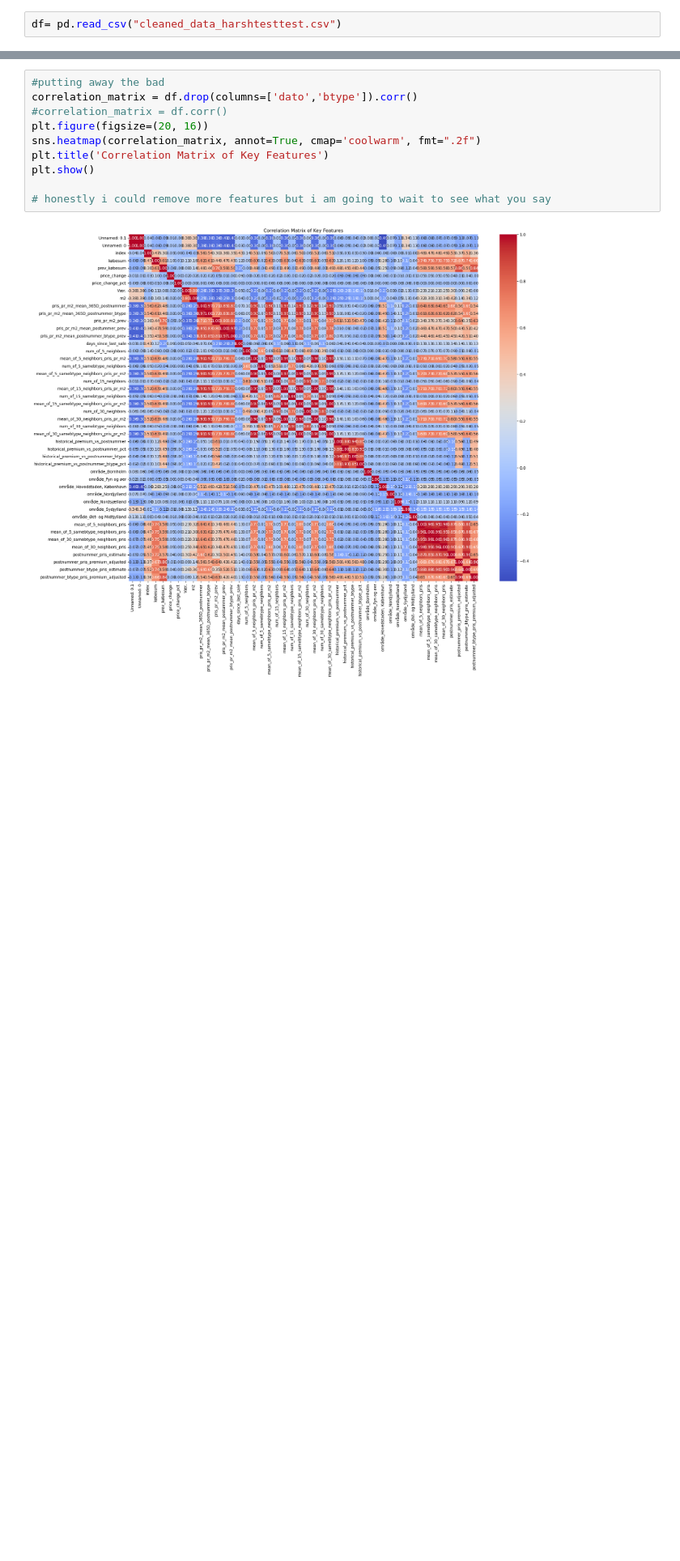
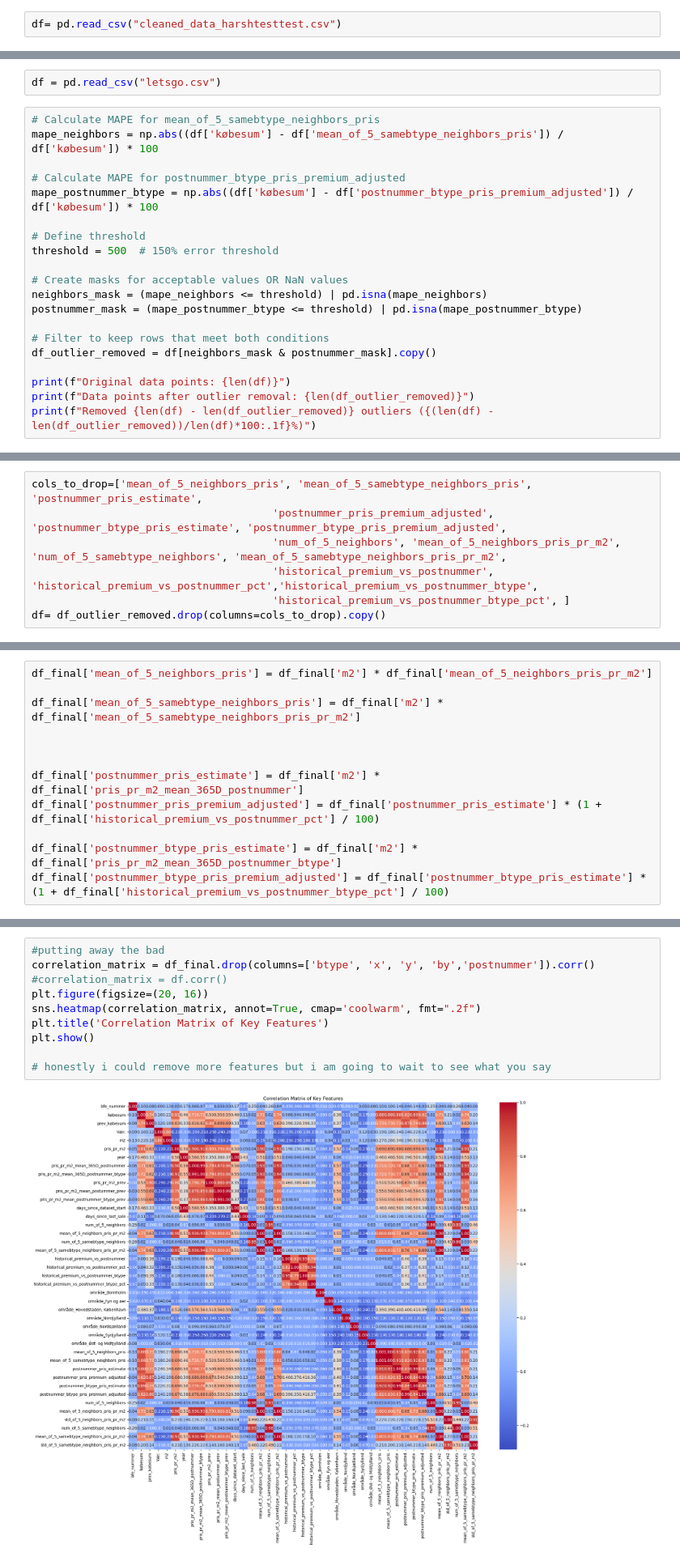
Before and after one commit to VictorJustesen/bachelor, a Jupyter notebook: scraping2/dataexplor/explore copy 2.ipynb, the cells around one changed output, grey strips where cells are left out. Shown at 81% size. Drawn from its saved outputs; the diff is of its cells as text; blank space fills up the shorter version.

```diff
--- a/scraping2/dataexplor/explore copy 2.ipynb
+++ b/scraping2/dataexplor/explore copy 2.ipynb
@@ -528,0 +618,22 @@ KeyboardInterrupt:
+# %%
+df = pd.read_csv("letsgo.csv")
+# %%
+# Calculate MAPE for mean_of_5_samebtype_neighbors_pris
+mape_neighbors = np.abs((df['købesum'] - df['mean_of_5_samebtype_neighbors_pris']) / df['købesum']) * 100
+
+# Calculate MAPE for postnummer_btype_pris_premium_adjusted
+mape_postnummer_btype = np.abs((df['købesum'] - df['postnummer_btype_pris_premium_adjusted']) / df['købesum']) * 100
+
+# Define threshold
+threshold = 500  # 150% error threshold
+
+# Create masks for acceptable values OR NaN values
+neighbors_mask = (mape_neighbors <= threshold) | pd.isna(mape_neighbors)
+postnummer_mask = (mape_postnummer_btype <= threshold) | pd.isna(mape_postnummer_btype)
+
+# Filter to keep rows that meet both conditions
+df_outlier_removed = df[neighbors_mask & postnummer_mask].copy()
+
+print(f"Original data points: {len(df)}")
+print(f"Data points after outlier removal: {len(df_outlier_removed)}")
+print(f"Removed {len(df) - len(df_outlier_removed)} outliers ({(len(df) - len(df_outlier_removed))/len(df)*100:.1f}%)")
@@ -528,0 +653,7 @@ KeyboardInterrupt:
+# %%
+cols_to_drop=['mean_of_5_neighbors_pris', 'mean_of_5_samebtype_neighbors_pris', 'postnummer_pris_estimate',
+                                      'postnummer_pris_premium_adjusted', 'postnummer_btype_pris_estimate', 'postnummer_btype_pris_premium_adjusted',
+                                      'num_of_5_neighbors', 'mean_of_5_neighbors_pris_pr_m2', 'num_of_5_samebtype_neighbors', 'mean_of_5_samebtype_neighbors_pris_pr_m2',
+                                      'historical_premium_vs_postnummer', 'historical_premium_vs_postnummer_pct','historical_premium_vs_postnummer_btype',
+                                      'historical_premium_vs_postnummer_btype_pct', ]
+df= df_outlier_removed.drop(columns=cols_to_drop).copy()
@@ -528,0 +734,12 @@ KeyboardInterrupt:
+# %%
+df_final['mean_of_5_neighbors_pris'] = df_final['m2'] * df_final['mean_of_5_neighbors_pris_pr_m2']
+
+df_final['mean_of_5_samebtype_neighbors_pris'] = df_final['m2'] * df_final['mean_of_5_samebtype_neighbors_pris_pr_m2']
+
+
+
+df_final['postnummer_pris_estimate'] = df_final['m2'] * df_final['pris_pr_m2_mean_365D_postnummer']
+df_final['postnummer_pris_premium_adjusted'] = df_final['postnummer_pris_estimate'] * (1 + df_final['historical_premium_vs_postnummer_pct'] / 100)
+
+df_final['postnummer_btype_pris_estimate'] = df_final['m2'] * df_final['pris_pr_m2_mean_365D_postnummer_btype']
+df_final['postnummer_btype_pris_premium_adjusted'] = df_final['postnummer_btype_pris_estimate'] * (1 + df_final['historical_premium_vs_postnummer_btype_pct'] / 100)
@@ -553,13 +801,13 @@ KeyError: "['dato'] not found in axis"
 # %%
 #putting away the bad
-correlation_matrix = df.drop(columns=['dato','btype']).corr()
+correlation_matrix = df_final.drop(columns=['btype', 'x', 'y', 'by','postnummer']).corr()
 #correlation_matrix = df.corr()
 plt.figure(figsize=(20, 16))
 sns.heatmap(correlation_matrix, annot=True, cmap='coolwarm', fmt=".2f")
 plt.title('Correlation Matrix of Key Features')
 plt.show()
 
 # honestly i could remove more features but i am going to wait to see what you say
 # %% [output]
-[figure, old version]
+[figure, new version]
 # %%
```
Also changed, not shown: parts of 47 cells of this notebook, 15 other files.
